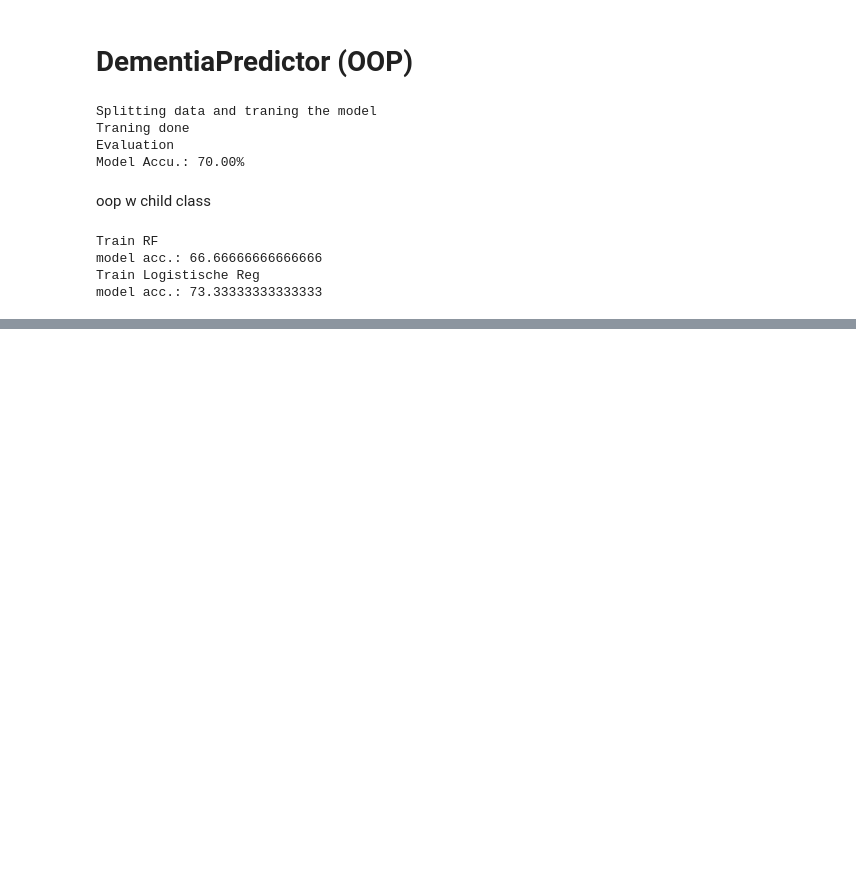
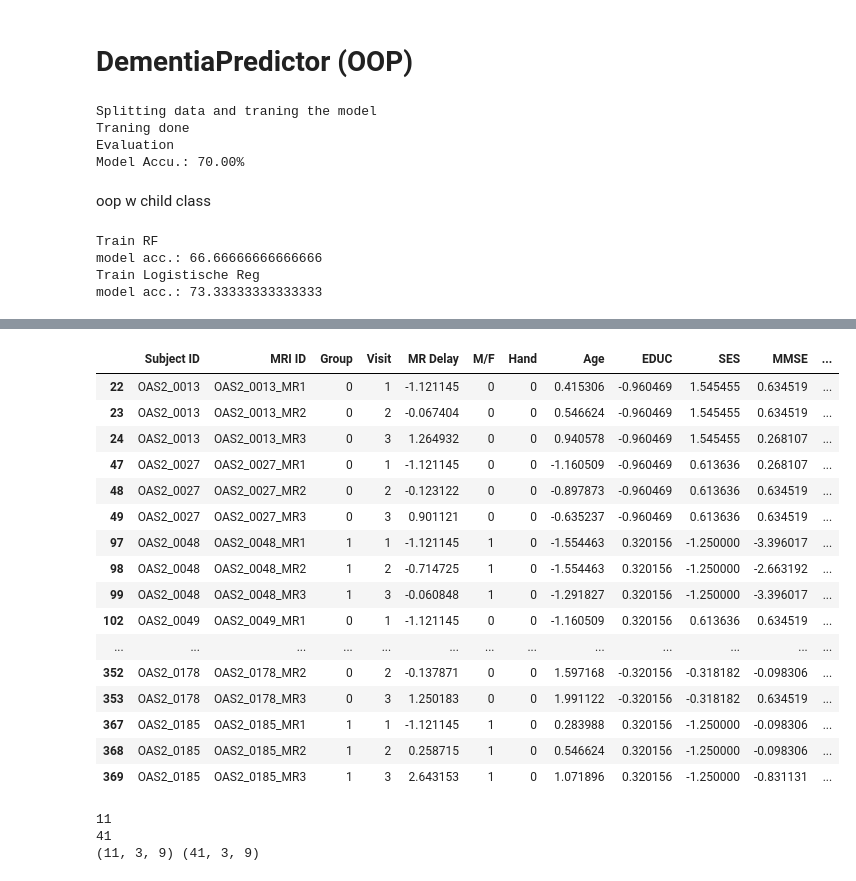
Before and after one commit to ichzann/MRI_and_Alzheimers, a Jupyter notebook: data_prep.ipynb, the cells around one changed output, grey strips where cells are left out. Saved outputs shown, nothing was run; the diff lists cells and outputs as text; code cells hidden in the pictures; blank space fills up the shorter version.

```diff
--- a/data_prep.ipynb
+++ b/data_prep.ipynb
@@ -320,0 +471,57 @@ model acc.: 73.33333333333333
+# %%
+scale = StandardScaler()
+pca = PCA(n_components=2)
+def scale_data_PCA(df, n):
+
+    pca_featres = ["MR Delay"	,"M/F"	,"Hand"	,"Age"	,"EDUC"	,"SES"	,"MMSE"	,"CDR"	,"eTIV"	,"nWBV","ASF"]
+
+    if n == 1: #train
+
+
+        pca_scale = scale.fit_transform(df[pca_featres])
+        pca_res = pca.fit_transform(pca_scale)
+
+        pca_res = pd.DataFrame(data=pca_res, columns=["PC1", "PC2"], index=df.index)
+        df = pd.concat([df, pca_res], axis=1)
+        return df
+
+    if n == 2 : #test
+
+        pca_scale = scale.fit_transform(df[pca_featres])
+        pca_res = pca.transform(pca_scale)
+
+        pca_res = pd.DataFrame(data=pca_res, columns=["PC1", "PC2"], index=df.index)
+
+
+
+        df = pd.concat([df, pca_res], axis=1)
+        return df
+    return
+# %%
+df_train = scale_data_PCA(df_train,1)
+df_test = scale_data_PCA(df_test,2)
+# %%
+features_lstm = ["MR Delay",	"Age"	,"EDUC"	,"SES"	,"MMSE"	,"CDR"	,"eTIV"	,"nWBV"	,"ASF"]
+
+df_train[features_lstm] = scaler.fit_transform(df_train[features_lstm])
+df_test[features_lstm] = scaler.transform(df_test[features_lstm])
+
+df_test
+# %% [output]
+|  | Subject ID | MRI ID | Group | Visit | MR Delay | M/F | Hand | Age | EDUC | SES | MMSE | ... |
+| 22 | OAS2_0013 | OAS2_0013_MR1 | 0 | 1 | -1.121145 | 0 | 0 | 0.415306 | -0.960469 | 1.545455 | 0.634519 | ... |
+| 23 | OAS2_0013 | OAS2_0013_MR2 | 0 | 2 | -0.067404 | 0 | 0 | 0.546624 | -0.960469 | 1.545455 | 0.634519 | ... |
+| 24 | OAS2_0013 | OAS2_0013_MR3 | 0 | 3 | 1.264932 | 0 | 0 | 0.940578 | -0.960469 | 1.545455 | 0.268107 | ... |
+| 47 | OAS2_0027 | OAS2_0027_MR1 | 0 | 1 | -1.121145 | 0 | 0 | -1.160509 | -0.960469 | 0.613636 | 0.268107 | ... |
+| 48 | OAS2_0027 | OAS2_0027_MR2 | 0 | 2 | -0.123122 | 0 | 0 | -0.897873 | -0.960469 | 0.613636 | 0.634519 | ... |
+| 49 | OAS2_0027 | OAS2_0027_MR3 | 0 | 3 | 0.901121 | 0 | 0 | -0.635237 | -0.960469 | 0.613636 | 0.634519 | ... |
+| 97 | OAS2_0048 | OAS2_0048_MR1 | 1 | 1 | -1.121145 | 1 | 0 | -1.554463 | 0.320156 | -1.250000 | -3.396017 | ... |
+| 98 | OAS2_0048 | OAS2_0048_MR2 | 1 | 2 | -0.714725 | 1 | 0 | -1.554463 | 0.320156 | -1.250000 | -2.663192 | ... |
+| 99 | OAS2_0048 | OAS2_0048_MR3 | 1 | 3 | -0.060848 | 1 | 0 | -1.291827 | 0.320156 | -1.250000 | -3.396017 | ... |
+| 102 | OAS2_0049 | OAS2_0049_MR1 | 0 | 1 | -1.121145 | 0 | 0 | -1.160509 | 0.320156 | 0.613636 | 0.634519 | ... |
+| ... | ... | ... | ... | ... | ... | ... | ... | ... | ... | ... | ... | ... |
+| 352 | OAS2_0178 | OAS2_0178_MR2 | 0 | 2 | -0.137871 | 0 | 0 | 1.597168 | -0.320156 | -0.318182 | -0.098306 | ... |
+| 353 | OAS2_0178 | OAS2_0178_MR3 | 0 | 3 | 1.250183 | 0 | 0 | 1.991122 | -0.320156 | -0.318182 | 0.634519 | ... |
+| 367 | OAS2_0185 | OAS2_0185_MR1 | 1 | 1 | -1.121145 | 1 | 0 | 0.283988 | 0.320156 | -1.250000 | -0.098306 | ... |
+| 368 | OAS2_0185 | OAS2_0185_MR2 | 1 | 2 | 0.258715 | 1 | 0 | 0.546624 | 0.320156 | -1.250000 | -0.098306 | ... |
+| 369 | OAS2_0185 | OAS2_0185_MR3 | 1 | 3 | 2.643153 | 1 | 0 | 1.071896 | 0.320156 | -1.250000 | -0.831131 | ... |
@@ -320,0 +541,9 @@ model acc.: 73.33333333333333
+# %%
+df_test_3d = reshape_dim(df_test, features_lstm, 3)
+df_train_3d = reshape_dim(df_train, features_lstm, 3)
+
+print(df_test_3d.shape, df_train_3d.shape)
+# %% [output]
+11
+41
+(11, 3, 9) (41, 3, 9)
```
Also changed, not shown: parts of 25 cells of this notebook, 1 other file.
